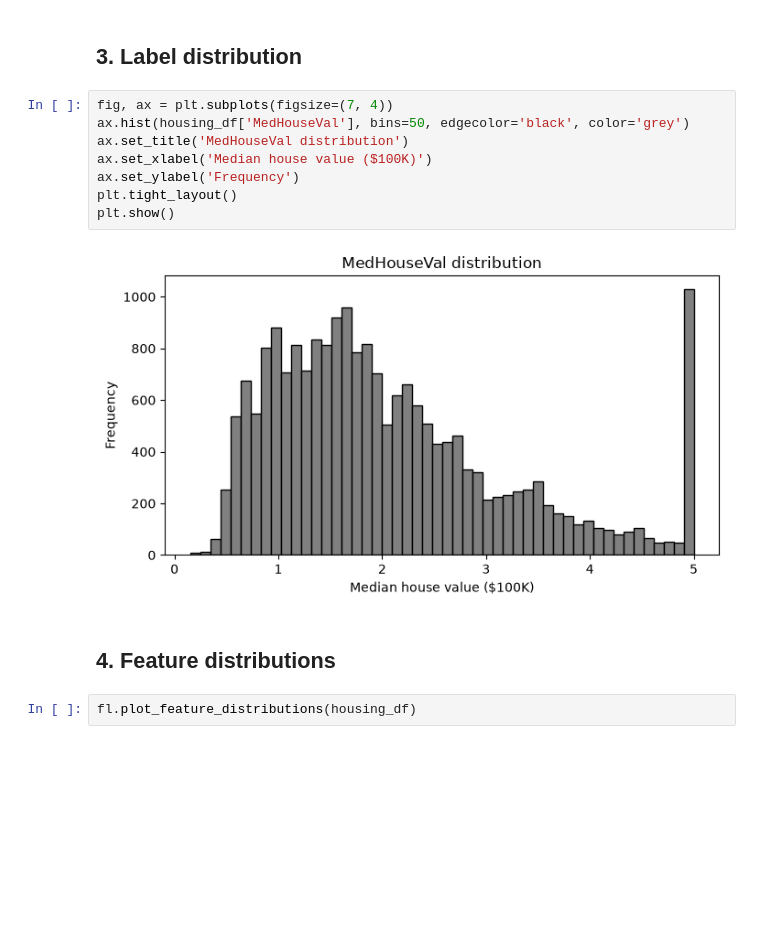
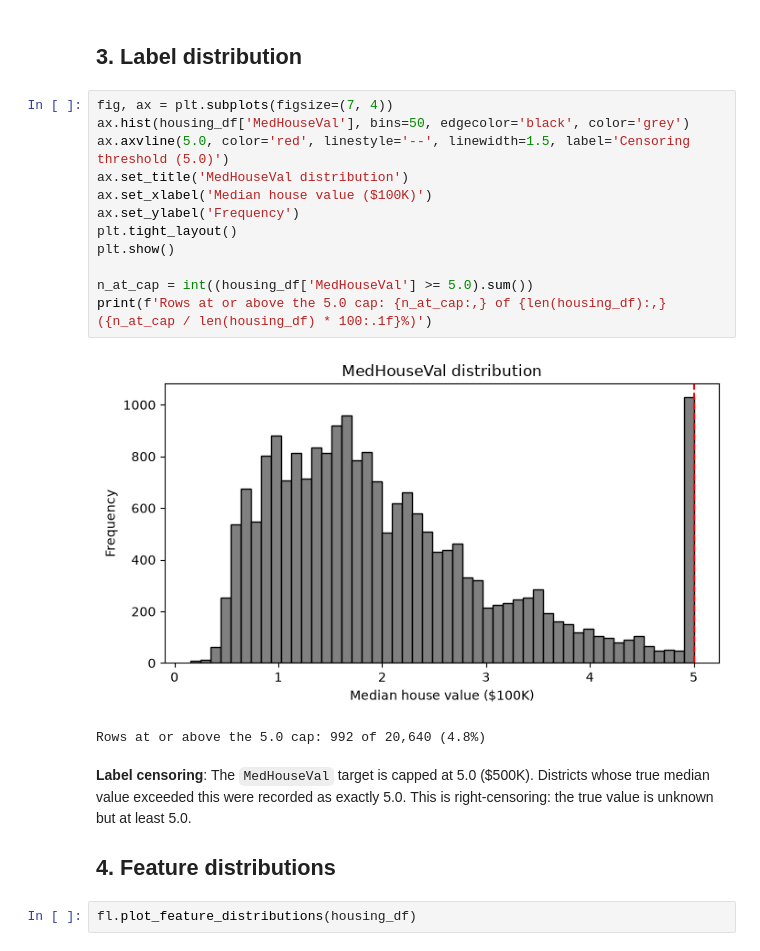
Before and after one commit to gperdrizet/featurely, a Jupyter notebook: notebooks/01-EDA.ipynb, the cells around one changed output. Saved outputs shown, nothing was run; the diff lists cells and outputs as text; blank space fills up the shorter version.

```diff
--- a/notebooks/01-EDA.ipynb
+++ b/notebooks/01-EDA.ipynb
@@ -65,14 +65,21 @@ None
 # %%
 fig, ax = plt.subplots(figsize=(7, 4))
 ax.hist(housing_df['MedHouseVal'], bins=50, edgecolor='black', color='grey')
+ax.axvline(5.0, color='red', linestyle='--', linewidth=1.5, label='Censoring threshold (5.0)')
 ax.set_title('MedHouseVal distribution')
 ax.set_xlabel('Median house value ($100K)')
 ax.set_ylabel('Frequency')
 plt.tight_layout()
 plt.show()
+
+n_at_cap = int((housing_df['MedHouseVal'] >= 5.0).sum())
+print(f'Rows at or above the 5.0 cap: {n_at_cap:,} of {len(housing_df):,} ({n_at_cap / len(housing_df) * 100:.1f}%)')
 # %% [output]
-[figure, old version]
+[figure, new version]
+Rows at or above the 5.0 cap: 992 of 20,640 (4.8%)
 # %% [markdown]
+**Label censoring**: The `MedHouseVal` target is capped at 5.0 ($500K). Districts whose true median value exceeded this were recorded as exactly 5.0. This is right-censoring: the true value is unknown but at least 5.0.
+
 ## 4. Feature distributions
 # %%
 fl.plot_feature_distributions(housing_df)
```
Also changed, not shown: parts of 3 cells of this notebook.
